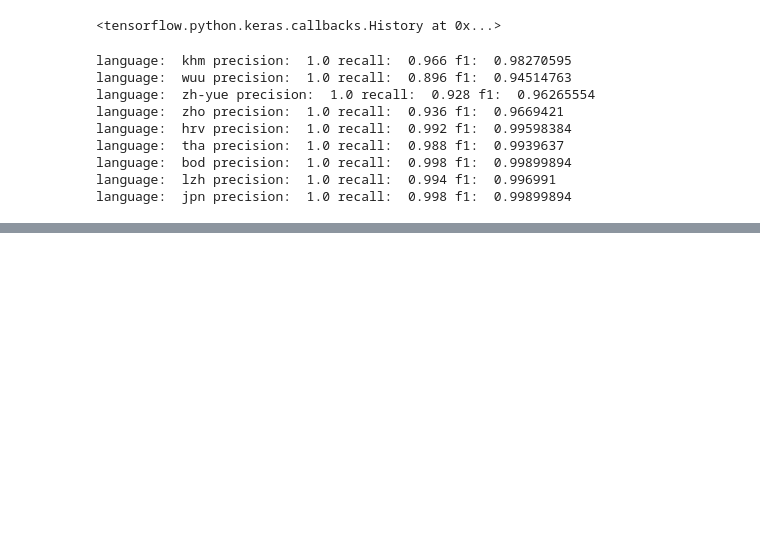
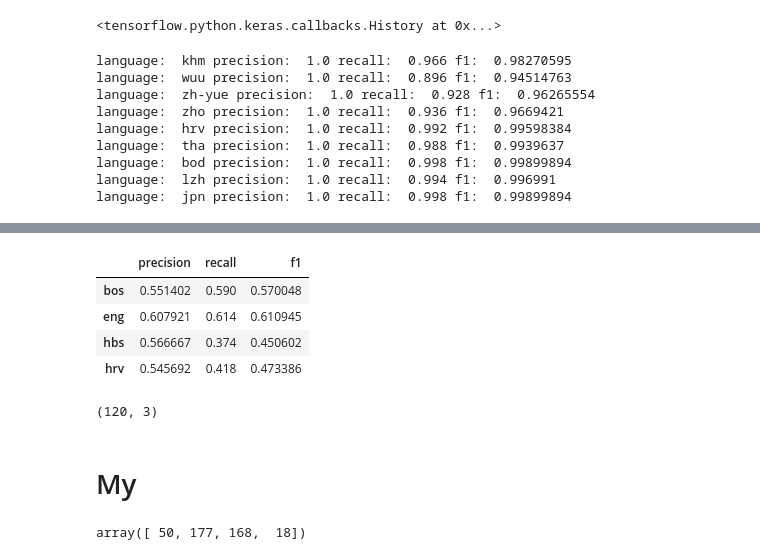
Before and after one commit to tsimafeip/nn-hackathon, a Jupyter notebook: LangDetector.ipynb, the cells around one changed output, grey strips where cells are left out. Saved outputs shown, nothing was run; the diff lists cells and outputs as text; code cells hidden in the pictures; blank space fills up the shorter version.

```diff
--- a/LangDetector.ipynb
+++ b/LangDetector.ipynb
@@ -607,0 +851,10 @@ language:  jpn precision:  1.0 recall:  0.998 f1:  0.99899894
+# %%
+y_pred_cnn = double_model.predict([x_char, x_word])
+# %%
+p, r, f = met(dummy_y_test, y_pred_cnn)
+raw_metrics_cnn = pd.DataFrame(
+    {'precision': p,
+     'recall': r,
+     'f1': f
+    })
+metrics_cnn = raw_metrics_cnn.rename(class_to_language, axis='index')
@@ -607,0 +875,14 @@ language:  jpn precision:  1.0 recall:  0.998 f1:  0.99899894
+# %%
+metrics_cnn[metrics_cnn.f1 < 0.7]
+# %% [output]
+|  | precision | recall | f1 |
+| bos | 0.551402 | 0.590 | 0.570048 |
+| eng | 0.607921 | 0.614 | 0.610945 |
+| hbs | 0.566667 | 0.374 | 0.450602 |
+| hrv | 0.545692 | 0.418 | 0.473386 |
+# %%
+metrics_cnn[metrics_cnn.f1 > 0.95].shape
+# %% [output]
+(120, 3)
+# %% [markdown]
+# My
@@ -607,0 +899,5 @@ language:  jpn precision:  1.0 recall:  0.998 f1:  0.99899894
+# %%
+ys = double_model.predict([x_char, x_word])
+ys.argmax(axis=1)
+# %% [output]
+array([ 50, 177, 168,  18])
```
Also changed, not shown: parts of 46 cells of this notebook.
